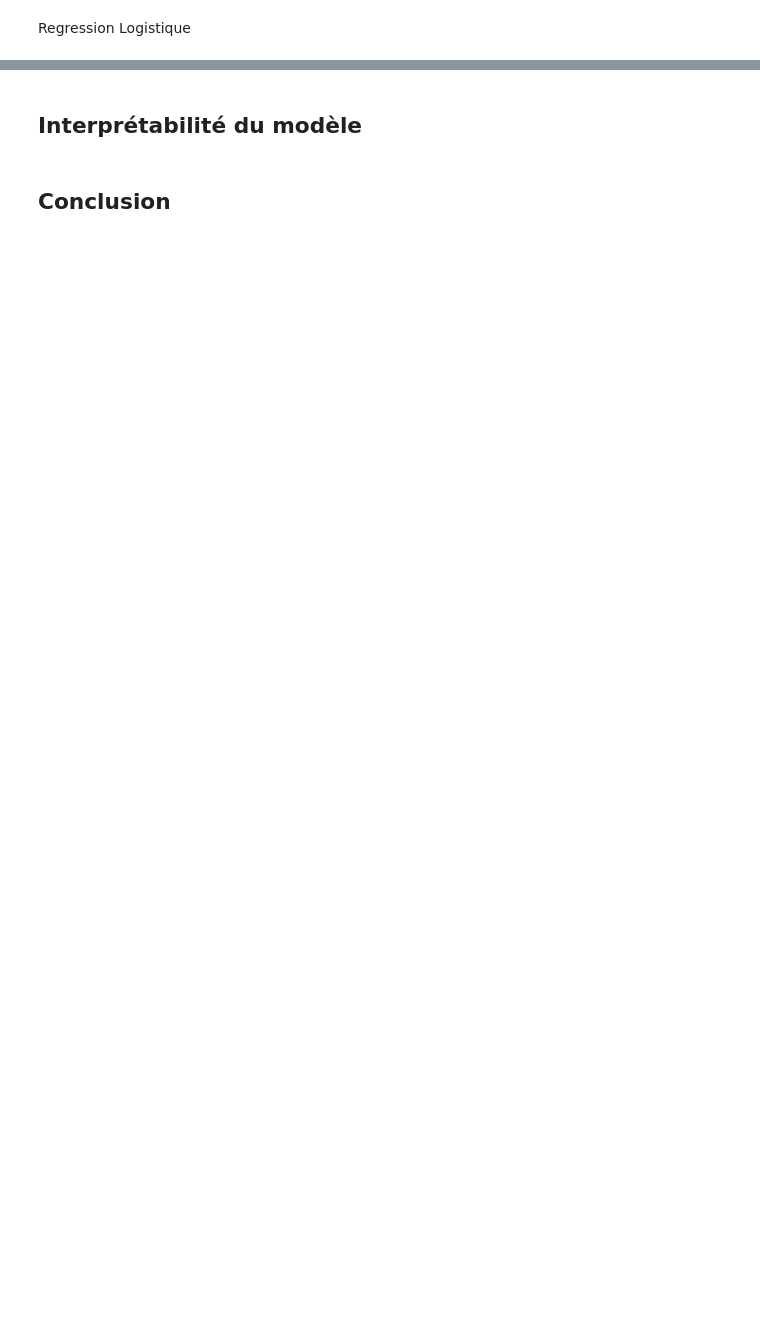
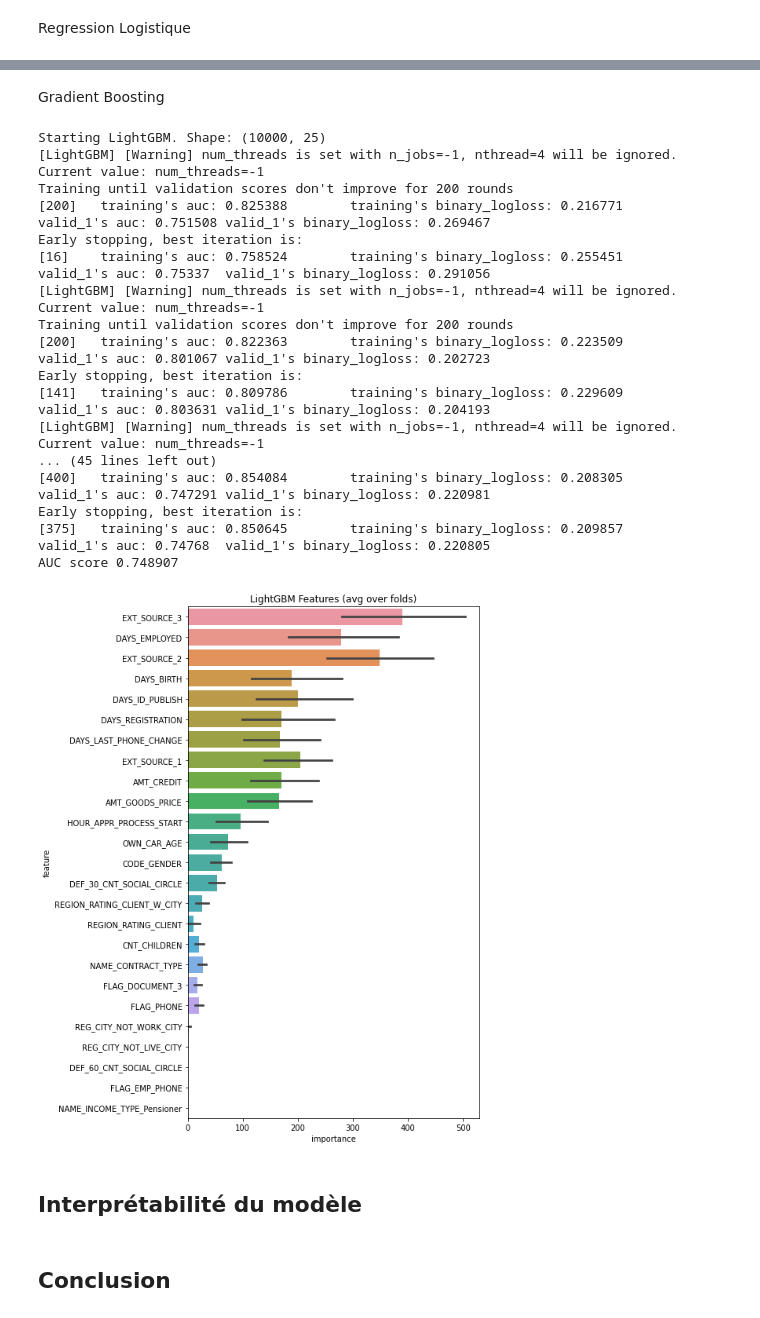
Before and after one commit to ThibaultDieudonne/Credit-Scoring, a Jupyter notebook: notebook.ipynb, the cells around one changed output, grey strips where cells are left out. Drawn from its saved outputs; the diff is of its cells as text; code cells hidden in the pictures; blank space fills up the shorter version.

```diff
--- a/notebook.ipynb
+++ b/notebook.ipynb
@@ -341,3 +378,77 @@ Logistic: ROC AUC=0.789
+# %% [markdown]
+Gradient Boosting
+# %%
+def kfold_lightgbm(num_folds, stratified = False):
+    # Divide in training/validation and test data
+    print(f"Starting LightGBM. Shape: {X.shape}")
+    folds = KFold(n_splits= num_folds, shuffle=True, random_state=1001)
+    # Create arrays and dataframes to store results
+    oof_preds = np.zeros(X.shape[0])
+    feature_importance_df = pd.DataFrame()
+    for n_fold, (train_idx, valid_idx) in enumerate(folds.split(X, y)):
+        train_x, train_y = X.iloc[train_idx], y.iloc[train_idx]
+        valid_x, valid_y = X.iloc[valid_idx], y.iloc[valid_idx]
+
+        # LightGBM parameters found by Bayesian optimization
+        clf = LGBMClassifier(
+            nthread=4,
+            n_estimators=10000,
+            learning_rate=0.02,
+            num_leaves=34,
+            colsample_bytree=0.9497036,
+            subsample=0.8715623,
+            max_depth=8,
+            reg_alpha=0.041545473,
+            reg_lambda=0.0735294,
+            min_split_gain=0.0222415,
+            min_child_weight=39.3259775,
+            silent=-1,
+            verbose=-1, )
+
+        clf.fit(train_x, train_y, eval_set=[(train_x, train_y), (valid_x, valid_y)],
+            eval_metric= 'auc', verbose= 200, early_stopping_rounds= 200)
+
+        oof_preds[valid_idx] = clf.predict_proba(valid_x, num_iteration=clf.best_iteration_)[:, 1]
+
+        fold_importance_df = pd.DataFrame()
+        fold_importance_df["feature"] = features_names
+        fold_importance_df["importance"] = clf.feature_importances_
+        fold_importance_df["fold"] = n_fold + 1
+        feature_importance_df = pd.concat([feature_importance_df, fold_importance_df], axis=0)
+        del clf, train_x, train_y, valid_x, valid_y
+        gc.collect()
+    print('AUC score %.6f' % roc_auc_score(y, oof_preds))
+    display_importances(feature_importance_df)
+    return feature_importance_df
+
+def display_importances(feature_importance_df_):
+    cols = feature_importance_df_[["feature", "importance"]].groupby("feature").mean().sort_values(by="importance", ascending=False)[:40].index
+    best_features = feature_importance_df_.loc[feature_importance_df_.feature.isin(cols)]
+    plt.figure(figsize=(8, 10))
+    sns.barplot(x="importance", y="feature", data=best_features.sort_values(by="importance", ascending=False))
+    plt.title('LightGBM Features (avg over folds)')
+    plt.tight_layout()
+
+feat_importance = kfold_lightgbm(10, stratified=False)
+# %% [output]
+Starting LightGBM. Shape: (10000, 25)
+[LightGBM] [Warning] num_threads is set with n_jobs=-1, nthread=4 will be ignored. Current value: num_threads=-1
+Training until validation scores don't improve for 200 rounds
+[200]   training's auc: 0.825388        training's binary_logloss: 0.216771     valid_1's auc: 0.751508 valid_1's binary_logloss: 0.269467
+Early stopping, best iteration is:
+[16]    training's auc: 0.758524        training's binary_logloss: 0.255451     valid_1's auc: 0.75337  valid_1's binary_logloss: 0.291056
+[LightGBM] [Warning] num_threads is set with n_jobs=-1, nthread=4 will be ignored. Current value: num_threads=-1
+Training until validation scores don't improve for 200 rounds
+[200]   training's auc: 0.822363        training's binary_logloss: 0.223509     valid_1's auc: 0.801067 valid_1's binary_logloss: 0.202723
+Early stopping, best iteration is:
+[141]   training's auc: 0.809786        training's binary_logloss: 0.229609     valid_1's auc: 0.803631 valid_1's binary_logloss: 0.204193
+[LightGBM] [Warning] num_threads is set with n_jobs=-1, nthread=4 will be ignored. Current value: num_threads=-1
+... (45 lines left out)
+[400]   training's auc: 0.854084        training's binary_logloss: 0.208305     valid_1's auc: 0.747291 valid_1's binary_logloss: 0.220981
+Early stopping, best iteration is:
+[375]   training's auc: 0.850645        training's binary_logloss: 0.209857     valid_1's auc: 0.74768  valid_1's binary_logloss: 0.220805
+AUC score 0.748907
+[figure, added]
 # %% [markdown]
 ## Interprétabilité du modèle
 # %% [markdown]
```
Also changed, not shown: parts of 11 cells of this notebook, 2 other files.
